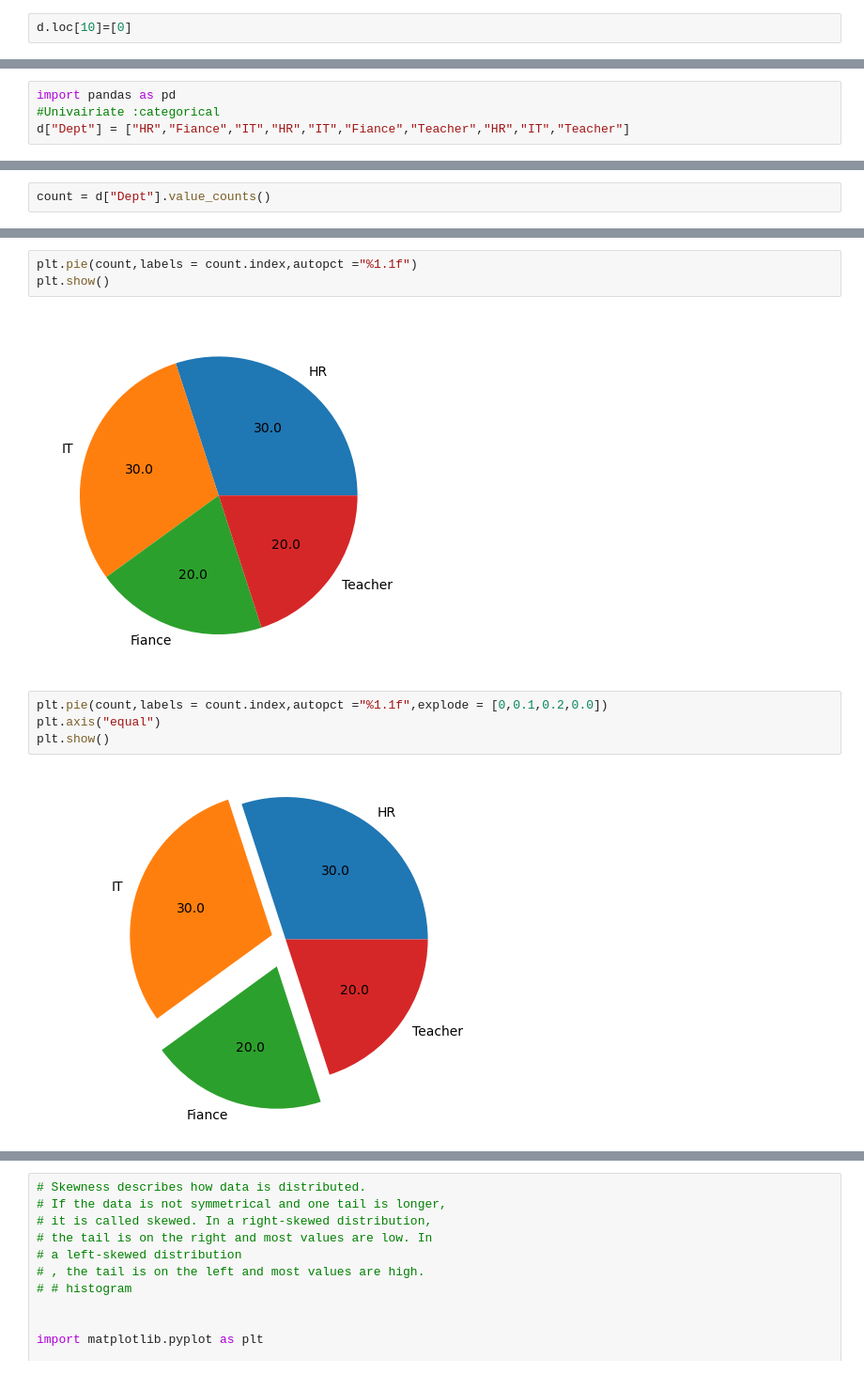
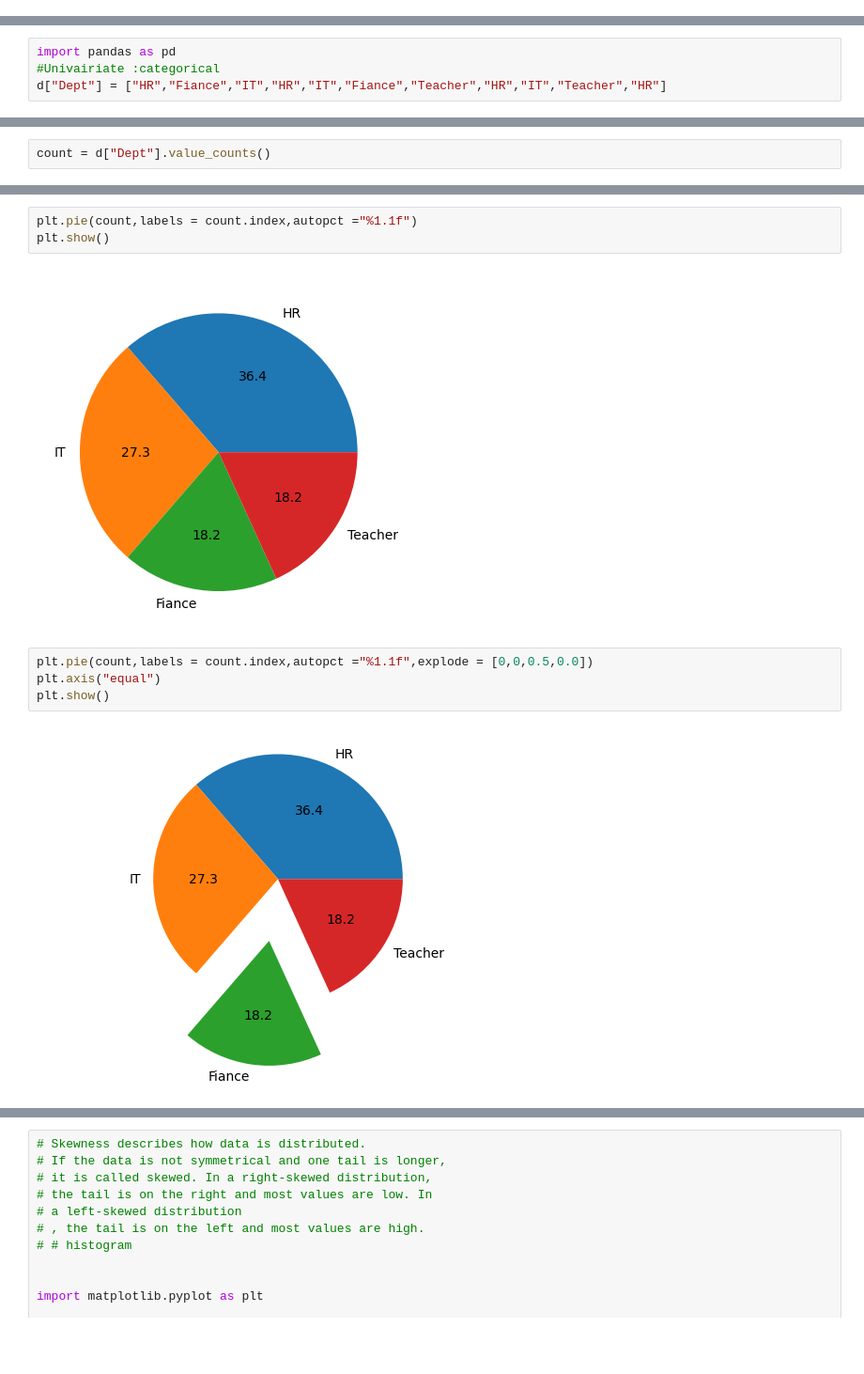
Before and after one commit to Preeti-1611/Python-_Libraries, a Jupyter notebook: Matplotlib_python/file_02.ipynb, the cells around one changed output, grey strips where cells are left out. Shown at 94% size. Cells and saved outputs as stored; diff of their text form; blank space fills up the shorter version.

```diff
--- a/Matplotlib_python/file_02.ipynb
+++ b/Matplotlib_python/file_02.ipynb
@@ -85,8 +85,6 @@ plt.grid()
 plt.show()
 # %% [output]
 [figure]
-# %%
-d.loc[10]=[0]
 # %%
 plt.boxplot(d["Sal"])
 plt.show()
@@ -143,7 +142,7 @@ d.shape
 # %%
 import pandas as pd
 #Univairiate :categorical
-d["Dept"] = ["HR","Fiance","IT","HR","IT","Fiance","Teacher","HR","IT","Teacher"]
+d["Dept"] = ["HR","Fiance","IT","HR","IT","Fiance","Teacher","HR","IT","Teacher","HR"]
 # %%
 d
 # %% [output]
@@ -190,13 +189,13 @@ plt.show()
 plt.pie(count,labels = count.index,autopct ="%1.1f")
 plt.show()
 # %% [output]
-[figure, old version]
+[figure, new version]
 # %%
-plt.pie(count,labels = count.index,autopct ="%1.1f",explode = [0,0.1,0.2,0.0])
+plt.pie(count,labels = count.index,autopct ="%1.1f",explode = [0,0,0.5,0.0])
 plt.axis("equal")
 plt.show()
 # %% [output]
-[figure, old version]
+[figure, new version]
 # %%
 #countplot
 
```
Also changed, not shown: parts of 11 cells of this notebook.
